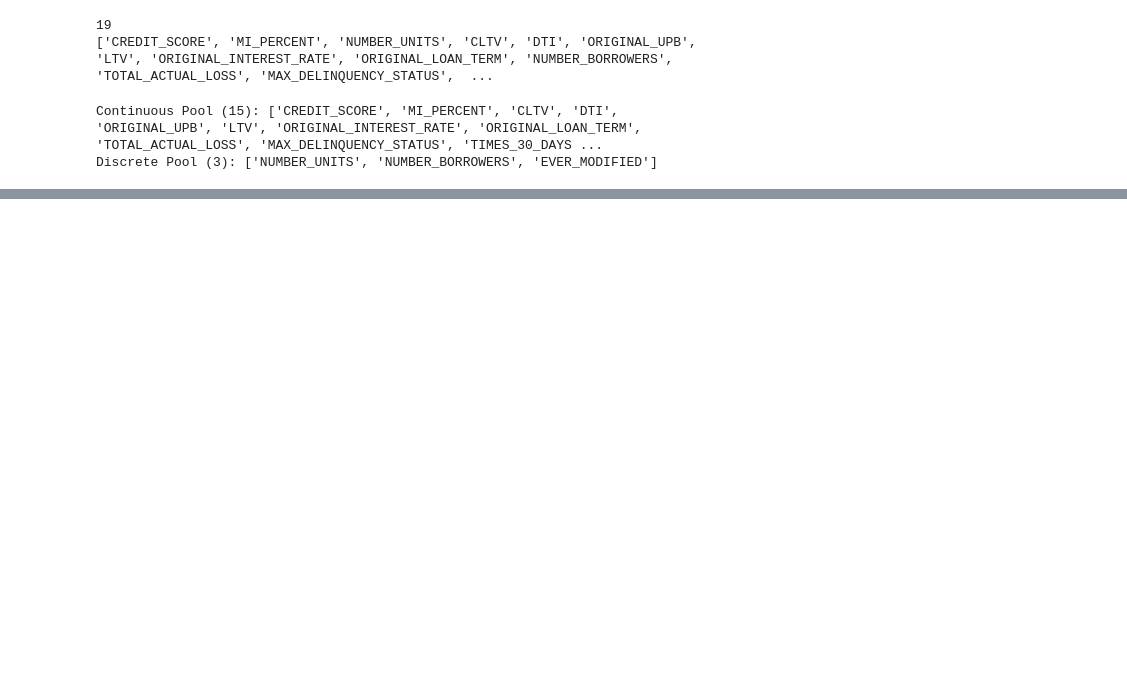
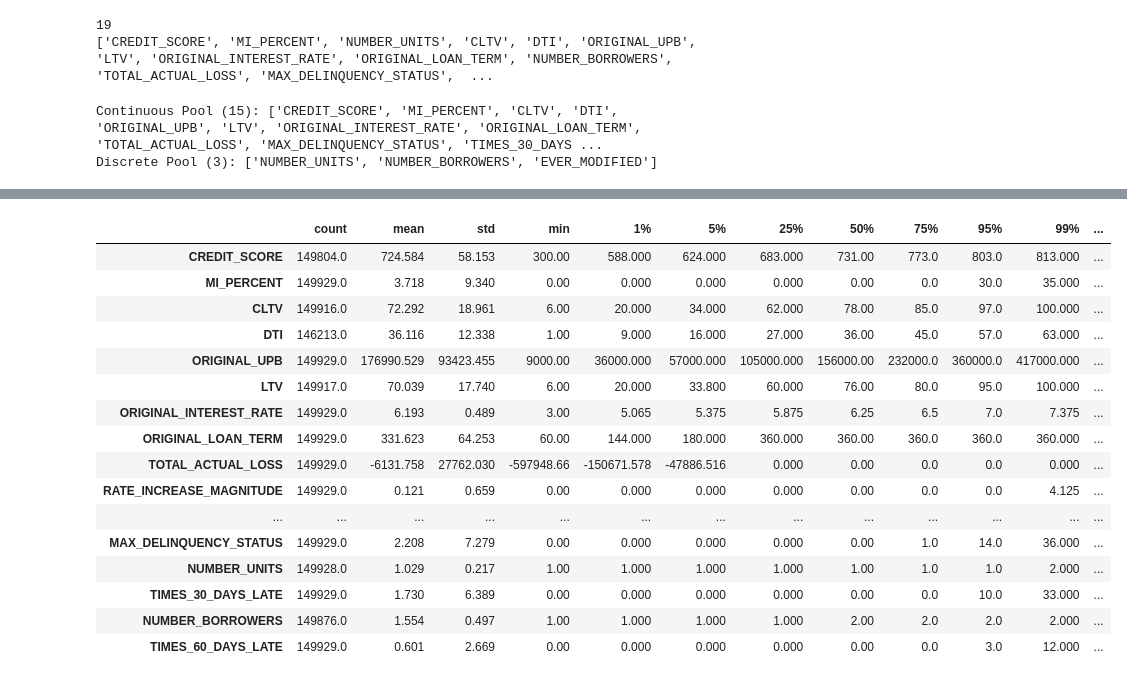
Before and after one commit to Gautam0211/Credit-Risk-Stress-Testing-Under-Macro-Conditions-of-2008-Global-Recession, a Jupyter notebook: Notebooks/EDA and Data Preprocessing.ipynb, the cells around one changed output, grey strips where cells are left out. Cells and saved outputs as stored; diff of their text form; code cells hidden in the pictures; blank space fills up the shorter version.

```diff
--- a/Notebooks/EDA and Data Preprocessing.ipynb
+++ b/Notebooks/EDA and Data Preprocessing.ipynb
@@ -619,0 +814,25 @@ Discrete Pool (3): ['NUMBER_UNITS', 'NUMBER_BORROWERS', 'EVER_MODIFIED']
+# %%
+# Combine both continuous and discrete counts for a master numerical summary
+all_numerical_eval = continuous_features + discrete_features
+
+numerical_summary = df[all_numerical_eval].describe(percentiles=[0.01, 0.05, 0.25, 0.5, 0.75, 0.95, 0.99]).T
+numerical_summary['missing_pct'] = (df[all_numerical_eval].isnull().sum() / len(df)) * 100
+numerical_summary.round(3)
+# %% [output]
+|  | count | mean | std | min | 1% | 5% | 25% | 50% | 75% | 95% | 99% | ... |
+| CREDIT_SCORE | 149804.0 | 724.584 | 58.153 | 300.00 | 588.000 | 624.000 | 683.000 | 731.00 | 773.0 | 803.0 | 813.000 | ... |
+| MI_PERCENT | 149929.0 | 3.718 | 9.340 | 0.00 | 0.000 | 0.000 | 0.000 | 0.00 | 0.0 | 30.0 | 35.000 | ... |
+| CLTV | 149916.0 | 72.292 | 18.961 | 6.00 | 20.000 | 34.000 | 62.000 | 78.00 | 85.0 | 97.0 | 100.000 | ... |
+| DTI | 146213.0 | 36.116 | 12.338 | 1.00 | 9.000 | 16.000 | 27.000 | 36.00 | 45.0 | 57.0 | 63.000 | ... |
+| ORIGINAL_UPB | 149929.0 | 176990.529 | 93423.455 | 9000.00 | 36000.000 | 57000.000 | 105000.000 | 156000.00 | 232000.0 | 360000.0 | 417000.000 | ... |
+| LTV | 149917.0 | 70.039 | 17.740 | 6.00 | 20.000 | 33.800 | 60.000 | 76.00 | 80.0 | 95.0 | 100.000 | ... |
+| ORIGINAL_INTEREST_RATE | 149929.0 | 6.193 | 0.489 | 3.00 | 5.065 | 5.375 | 5.875 | 6.25 | 6.5 | 7.0 | 7.375 | ... |
+| ORIGINAL_LOAN_TERM | 149929.0 | 331.623 | 64.253 | 60.00 | 144.000 | 180.000 | 360.000 | 360.00 | 360.0 | 360.0 | 360.000 | ... |
+| TOTAL_ACTUAL_LOSS | 149929.0 | -6131.758 | 27762.030 | -597948.66 | -150671.578 | -47886.516 | 0.000 | 0.00 | 0.0 | 0.0 | 0.000 | ... |
+| RATE_INCREASE_MAGNITUDE | 149929.0 | 0.121 | 0.659 | 0.00 | 0.000 | 0.000 | 0.000 | 0.00 | 0.0 | 0.0 | 4.125 | ... |
+| ... | ... | ... | ... | ... | ... | ... | ... | ... | ... | ... | ... | ... |
+| MAX_DELINQUENCY_STATUS | 149929.0 | 2.208 | 7.279 | 0.00 | 0.000 | 0.000 | 0.000 | 0.00 | 1.0 | 14.0 | 36.000 | ... |
+| NUMBER_UNITS | 149928.0 | 1.029 | 0.217 | 1.00 | 1.000 | 1.000 | 1.000 | 1.00 | 1.0 | 1.0 | 2.000 | ... |
+| TIMES_30_DAYS_LATE | 149929.0 | 1.730 | 6.389 | 0.00 | 0.000 | 0.000 | 0.000 | 0.00 | 0.0 | 10.0 | 33.000 | ... |
+| NUMBER_BORROWERS | 149876.0 | 1.554 | 0.497 | 1.00 | 1.000 | 1.000 | 1.000 | 2.00 | 2.0 | 2.0 | 2.000 | ... |
+| TIMES_60_DAYS_LATE | 149929.0 | 0.601 | 2.669 | 0.00 | 0.000 | 0.000 | 0.000 | 0.00 | 0.0 | 3.0 | 12.000 | ... |
```
Also changed, not shown: parts of 29 cells of this notebook.
